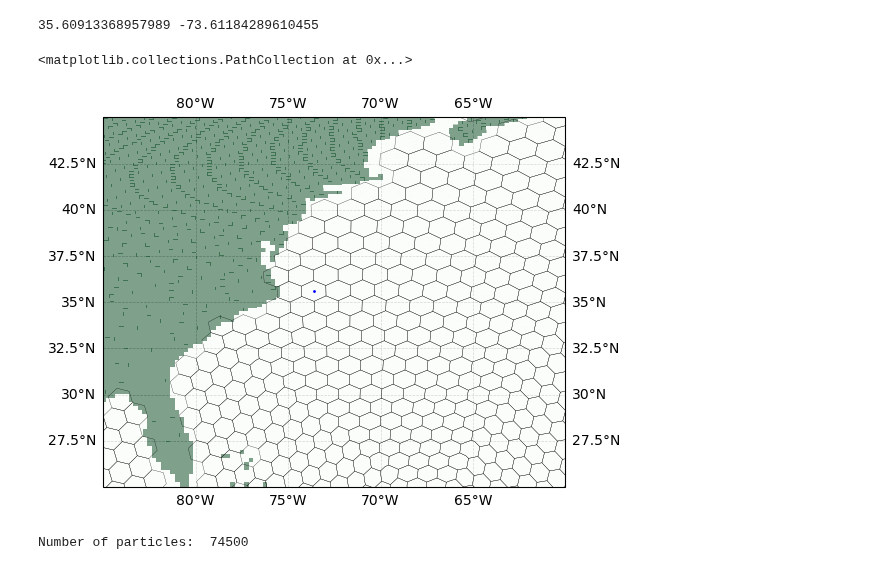
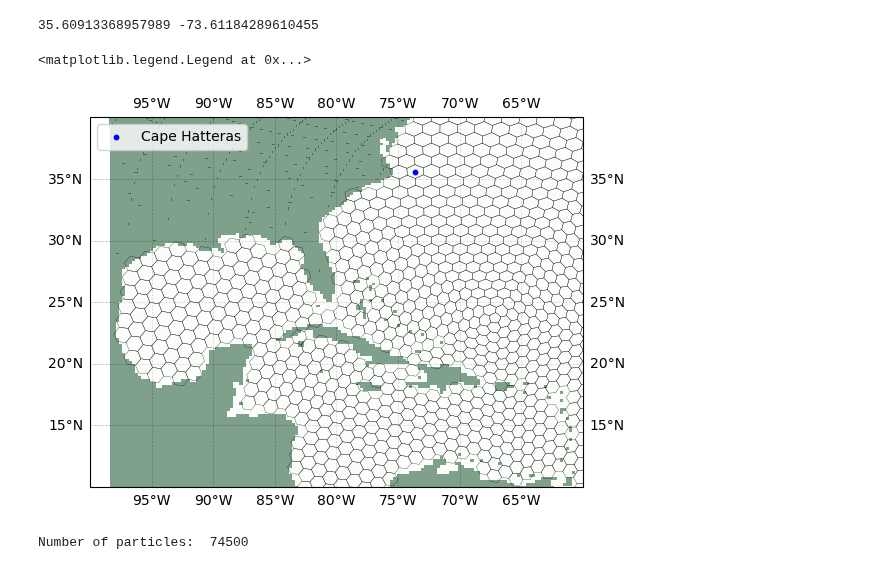
Before and after one commit to OceanParcels/NEMO_Ensemble_Lagrangian_Analysis, a Jupyter notebook: notebooks/06.Hexbin_simulation_release.ipynb, the cells around one changed output. Saved outputs shown, nothing was run; the diff lists cells and outputs as text; code cells hidden in the pictures.

```diff
--- a/notebooks/06.Hexbin_simulation_release.ipynb
+++ b/notebooks/06.Hexbin_simulation_release.ipynb
@@ -384,17 +380,19 @@ print(loc1_lat, loc1_lon)
 # %%
 # Plot NA_domain on a map
 depth = 0
 fig = plt.figure()
 ax = plt.axes(projection=cartopy.crs.PlateCarree())
-ax.set_extent([-85, -60, 25, 45], crs=cartopy.crs.PlateCarree())
+# ax.set_extent([-80, -70, 32.5, 40], crs=cartopy.crs.PlateCarree())
+ax.set_extent([-100, -60, 10, 40], crs=cartopy.crs.PlateCarree())
 # ax.coastlines()
 ax.gridlines(draw_labels=True, zorder=0, linestyle='--', linewidth=0.5)
 hexfunc.pcolorhex(ax, grid_no_coast, colors='r', draw_edges=True, fill_polygons=False)
 ax.pcolormesh(mask['nav_lon'], mask['nav_lat'], mask['tmask'][0,depth,:,:], cmap='Greens_r', alpha=0.5)
-ax.scatter(loc1_lon, loc1_lat, c='b', s=1)
+ax.scatter(loc1_lon, loc1_lat, c='b', s=10, label='Cape Hatteras')
+ax.legend()
 # %% [output]
-<matplotlib.collections.PathCollection at 0x...>
+<matplotlib.legend.Legend at 0x...>
-[figure, old version]
+[figure, new version]
 # %%
 np.random.seed(42)
 initial_conditions = {}
```
Also changed, not shown: parts of 7 cells of this notebook, 4 other files.
